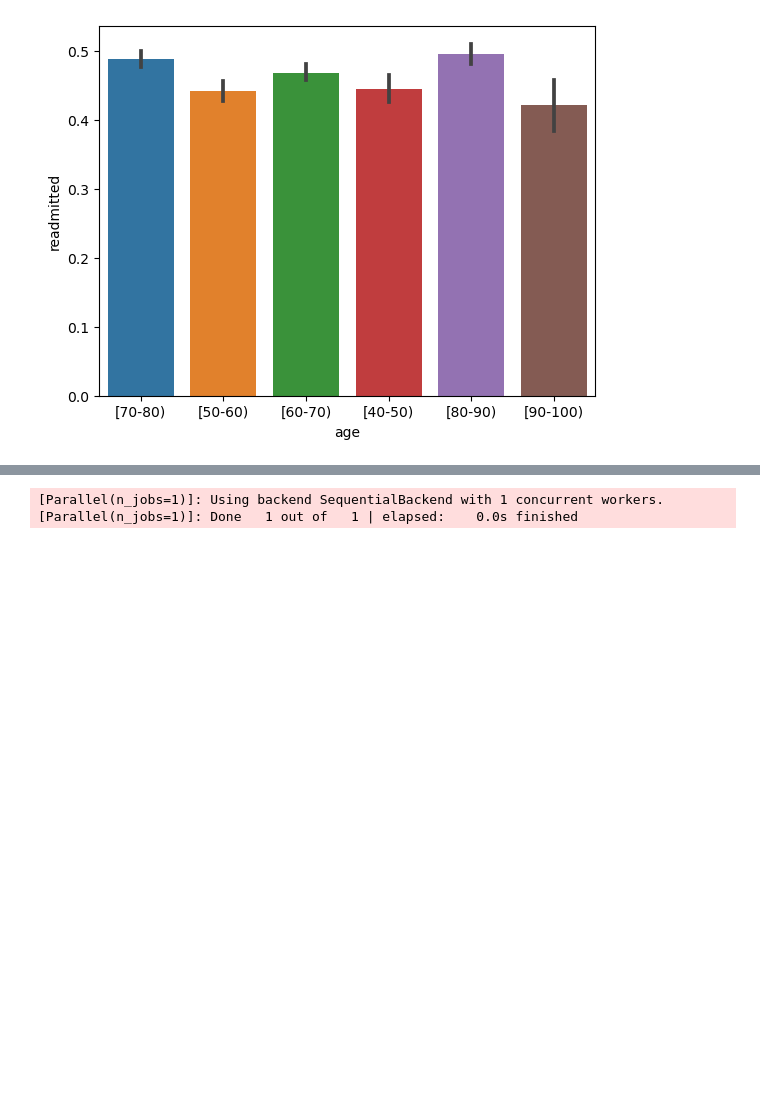
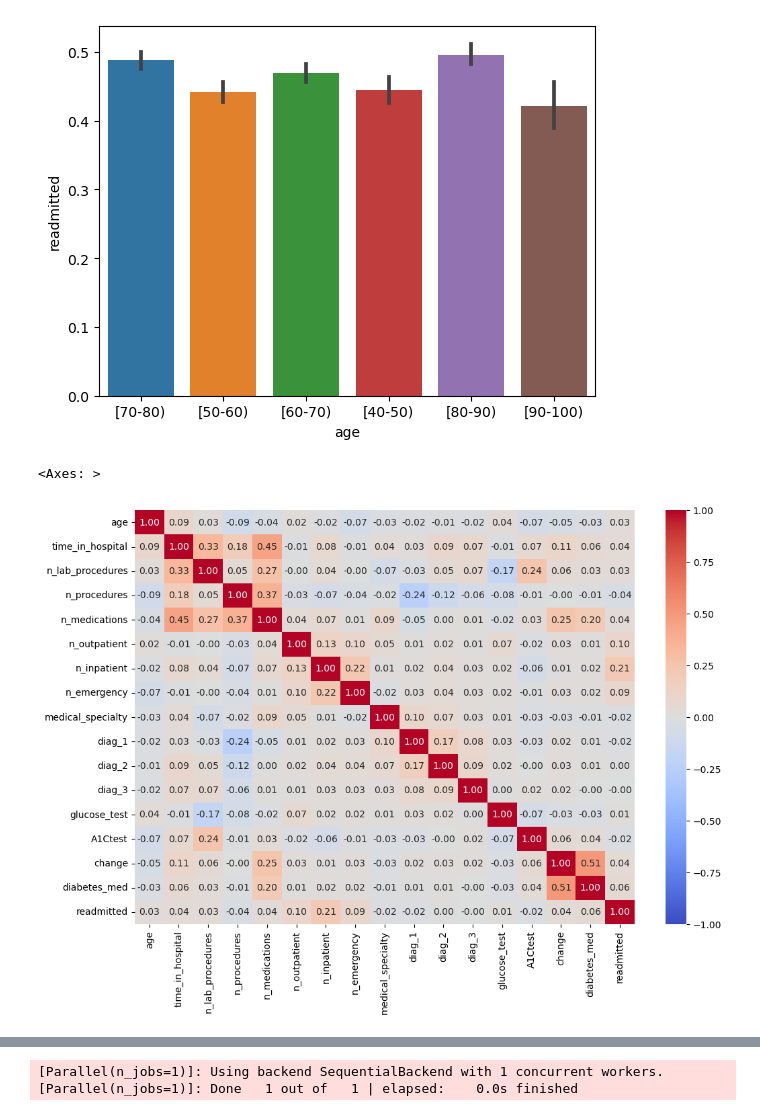
Before and after one commit to alex-kh465/ML_labs, a Jupyter notebook: Lab5/2448507_Alex_lab5.ipynb, the cells around one changed output, grey strips where cells are left out. Cells and saved outputs as stored; diff of their text form; code cells hidden in the pictures; blank space fills up the shorter version.

```diff
--- a/Lab5/2448507_Alex_lab5.ipynb
+++ b/Lab5/2448507_Alex_lab5.ipynb
@@ -50,3 +50,5 @@ dtype: bool
 # %%
 # Replace 'Yes' with 1 and 'No' with 0
 df.replace({'yes': 1, 'no': 0}, inplace=True)
+# %%
+df[["glucose_test","A1Ctest"]] = df[["glucose_test","A1Ctest"]].astype('str')
@@ -77,0 +66,5 @@ for col in categorical_columns:
+# %%
+from sklearn.preprocessing import OrdinalEncoder
+encoder = OrdinalEncoder()
+ordinal_cols = encoder.fit_transform(df[categorical_columns])
+df[categorical_columns] = ordinal_cols
@@ -80,4 +89,10 @@ sns.barplot(x= df["age"], y = df["readmitted"])
 # %% [output]
 <Axes: xlabel='age', ylabel='readmitted'>
 [figure]
+# %%
+plt.figure(figsize=(12,8))
+sns.heatmap(df.corr(),annot=True,cmap="coolwarm",fmt = ".2f",vmin = -1,vmax = 1)
+# %% [output]
+<Axes: >
+[figure, added]
 # %%
```
Also changed, not shown: parts of 19 cells of this notebook.
